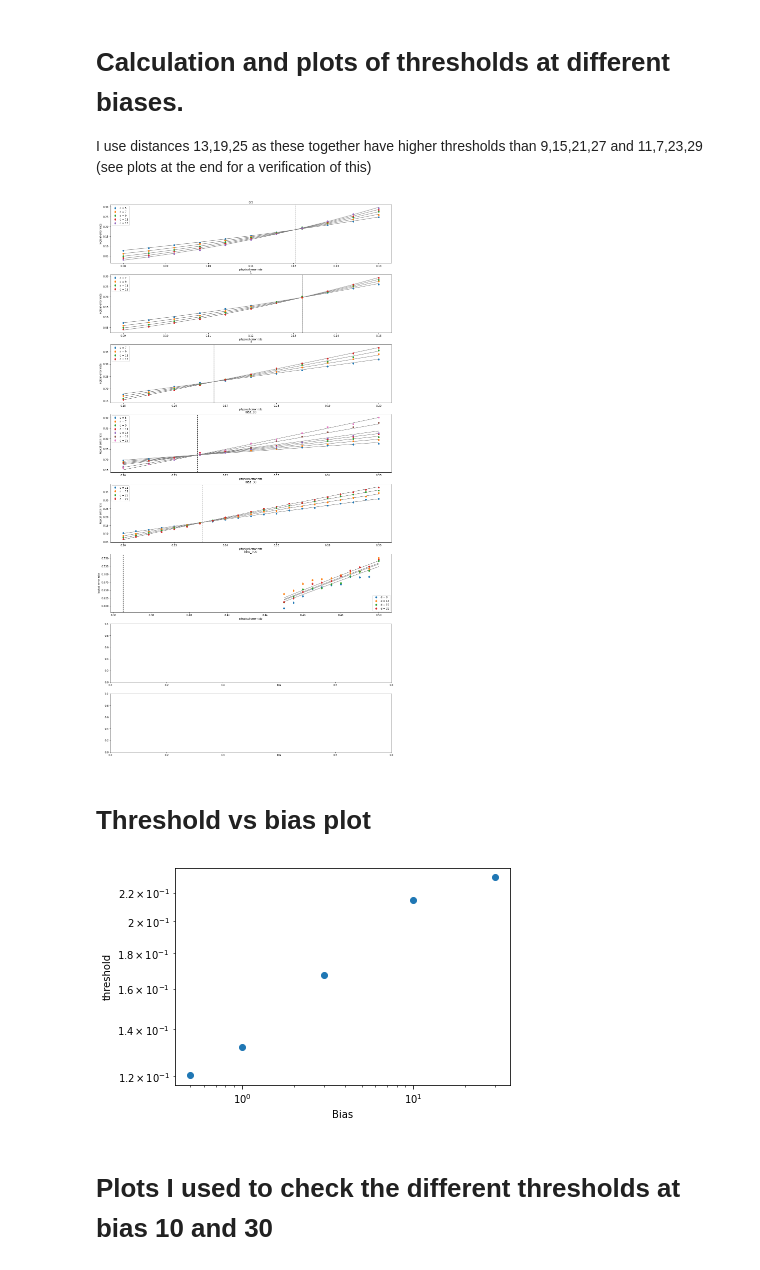
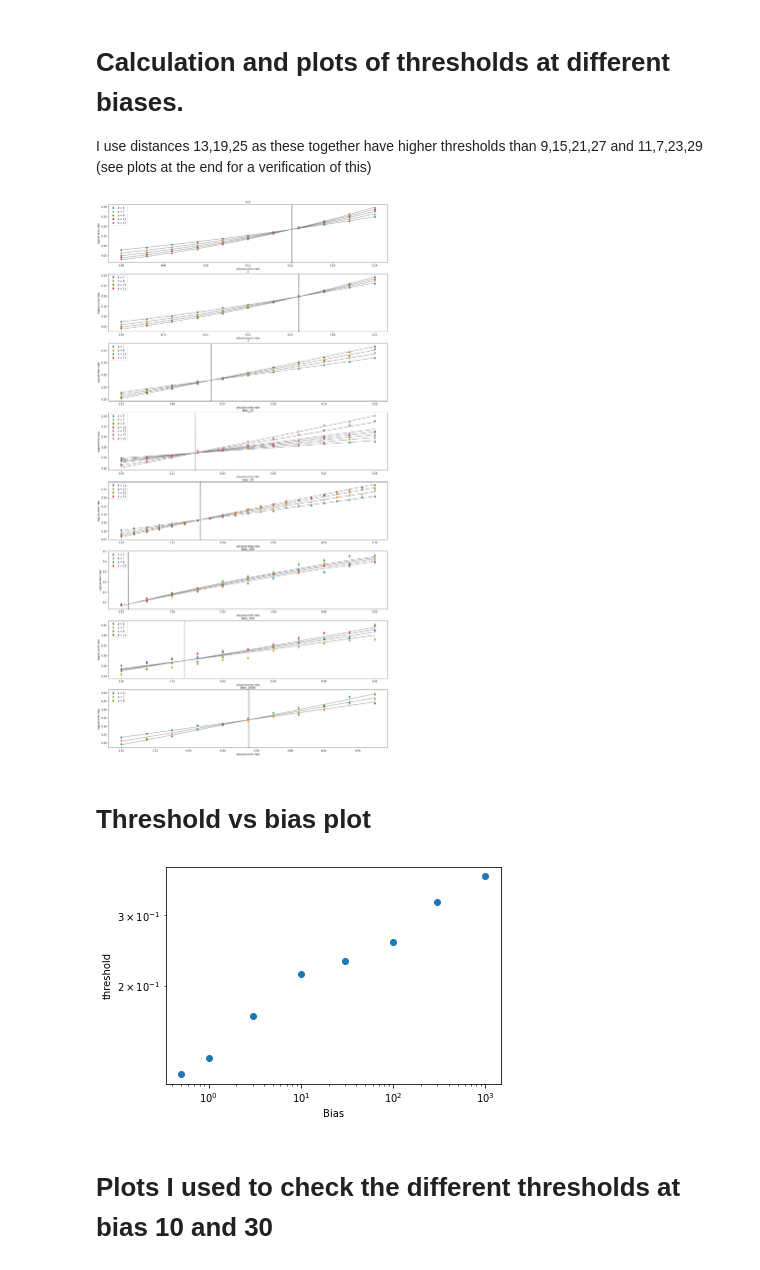
Before and after one commit to peter-janderks/restriction_decoder_domain_wall_colour_code, a Jupyter notebook: create_threshold_plot.ipynb, the cells around one changed output. Cells and saved outputs as stored; diff of their text form; code cells hidden in the pictures.

```diff
--- a/create_threshold_plot.ipynb
+++ b/create_threshold_plot.ipynb
@@ -141,17 +141,17 @@ I use distances 13,19,25 as these together have higher thresholds than 9,15,21,2
 # %%
 fig, axs = plt.subplots(nrows=8,figsize=(20,40))
 thresholds = dict()
 
 thresholds[0.5] = calculate_threshold(data[0.5],ax=axs[0],title='0.5',min_distance=4, max_distance=100,calculate_threshold=True)
 thresholds[1] = calculate_threshold(data[1],ax=axs[1],title='1',min_distance=5, max_distance=100,calculate_threshold=True)
 thresholds[3] = calculate_threshold(data[3],ax=axs[2],title='3',min_distance=5, max_distance=100,calculate_threshold=True)
 thresholds[10]=calculate_threshold(data[10],ax=axs[3],title='bias_' + str(10),calculate_threshold=True)
 thresholds[30] = calculate_threshold(data[30],ax=axs[4],title='bias_' + str(30),distances=[11,17,23,29],calculate_threshold=True)
-thresholds[100] = calculate_threshold(data[100],ax=axs[5],title='bias_' + str(100),distances=[9,13,15,21],calculate_threshold=True)
-#thresholds[300] = calculate_threshold(data[300],ax=axs[6],title='bias_' + str(300),distances = [13,19,25],calculate_threshold=True)
-#thresholds[1000] = calculate_threshold(data[1000],ax=axs[7],title='bias_' + str(1000),distances = [7,13,19,25],calculate_threshold=False)
+thresholds[100] = calculate_threshold(data[100],ax=axs[5],title='bias_' + str(100),distances=[5,7,9,11,17,23],calculate_threshold=True)
+thresholds[300] = calculate_threshold(data[300],ax=axs[6],title='bias_' + str(300),distances = [5,7,9,11,17,23],calculate_threshold=True)
+thresholds[1000] = calculate_threshold(data[1000],ax=axs[7],title='bias_' + str(1000),distances = [5,7,9,11,17,23],calculate_threshold=True)
 # %% [output]
-[figure, old version]
+[figure, new version]
 # %% [markdown]
 # Threshold vs bias plot
 # %%
@@ -165,7 +165,7 @@ plt.loglog()
 plt.savefig('thresholdvsbias.png')
 plt.show()
 # %% [output]
-[figure, old version]
+[figure, new version]
 # %% [markdown]
 # Plots I used to check the different thresholds at bias 10 and 30
 # %%
```
Also changed, not shown: 17 other files.
